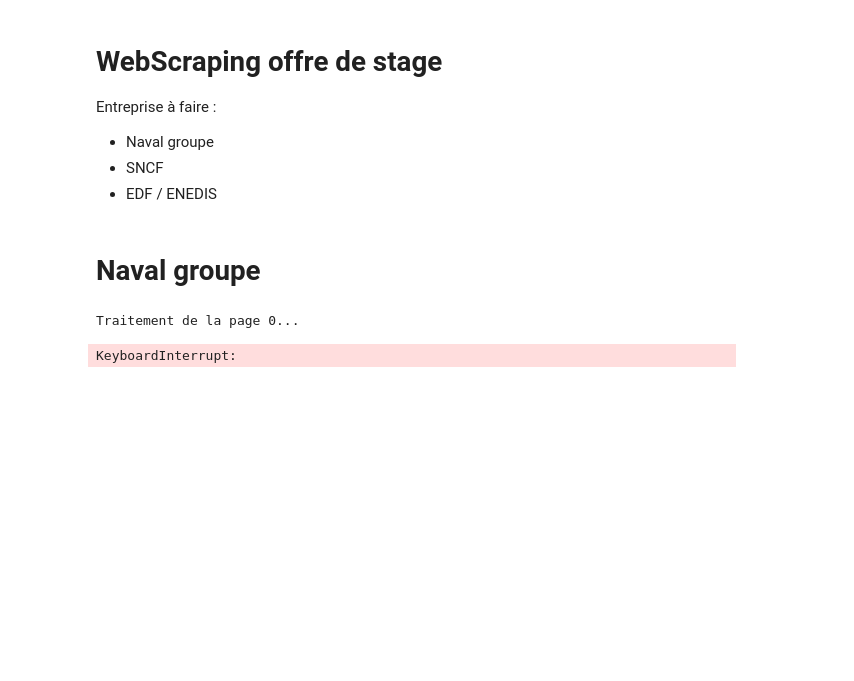
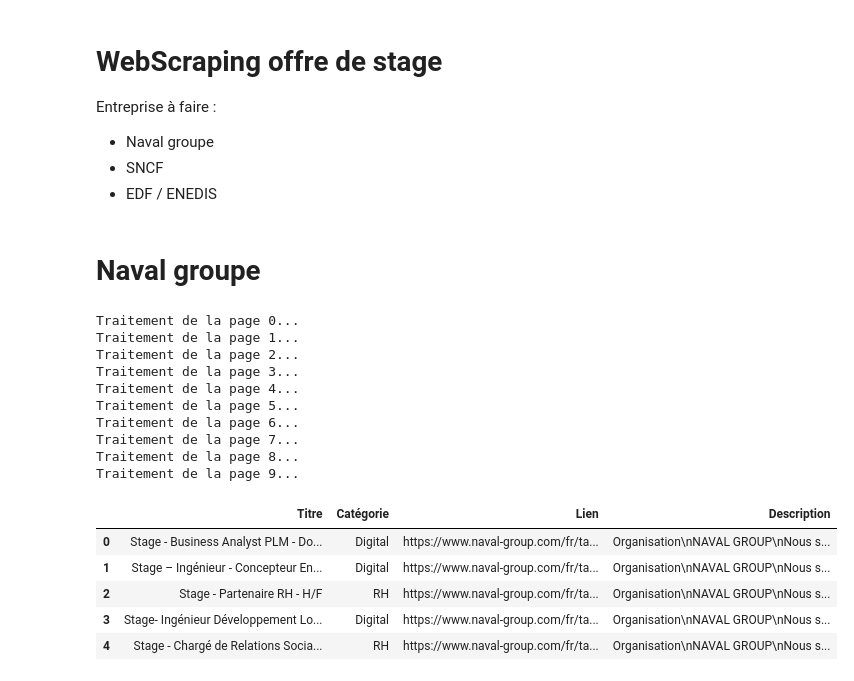
Before and after one commit to MehdiBoussalem/almuni-website, a Jupyter notebook: webscaping/test.ipynb, the cells around one changed output. Drawn from its saved outputs; the diff is of its cells as text; code cells hidden in the pictures; blank space fills up the shorter version.

```diff
--- a/webscaping/test.ipynb
+++ b/webscaping/test.ipynb
@@ -47,32 +47,46 @@ while True:
             relative_link = offer.find('a', class_='btn-secondary')['href']
             full_link = base_url + relative_link
 
             # Extraction de la description (Requête supplémentaire vers la page de détail)
             resp_detail = req.get(full_link)
             soup_detail = BeautifulSoup(resp_detail.content, 'html.parser')
             desc_block = soup_detail.find(class_='layout-sidebar-left')
             description = desc_block.get_text(separator='\n', strip=True) if desc_block else "Pas de description"
 
             # Ajout au dictionnaire
             all_offers_data.append({
                 "Titre": title,
                 "Catégorie": category,
                 "Lien": full_link,
                 "Description": description
             })
 
         except Exception as e:
             print(f"Erreur lors du traitement d'une offre : {e}")
             continue
 
     page_number += 1
     time.sleep(0.5) # Petite pause pour être poli envers le serveur
 
 # Création du DataFrame final
-df_naval = pd.DataFrame(all_offers_data)
+df = pd.DataFrame(all_offers_data)
 
 # Affichage des premières lignes
 df.head()
 # %% [output]
 Traitement de la page 0...
+Traitement de la page 1...
+Traitement de la page 2...
+Traitement de la page 3...
+Traitement de la page 4...
+Traitement de la page 5...
+Traitement de la page 6...
+Traitement de la page 7...
+Traitement de la page 8...
+Traitement de la page 9...
-KeyboardInterrupt:
+|  | Titre | Catégorie | Lien | Description |
+| 0 | Stage - Business Analyst PLM - Do... | Digital | https://www.naval-group.com/fr/ta... | Organisation\nNAVAL GROUP\nNous s... |
+| 1 | Stage – Ingénieur - Concepteur En... | Digital | https://www.naval-group.com/fr/ta... | Organisation\nNAVAL GROUP\nNous s... |
+| 2 | Stage - Partenaire RH - H/F | RH | https://www.naval-group.com/fr/ta... | Organisation\nNAVAL GROUP\nNous s... |
+| 3 | Stage- Ingénieur Développement Lo... | Digital | https://www.naval-group.com/fr/ta... | Organisation\nNAVAL GROUP\nNous s... |
+| 4 | Stage - Chargé de Relations Socia... | RH | https://www.naval-group.com/fr/ta... | Organisation\nNAVAL GROUP\nNous s... |
```
Also changed, not shown: parts of 4 cells of this notebook, 15 other files.
